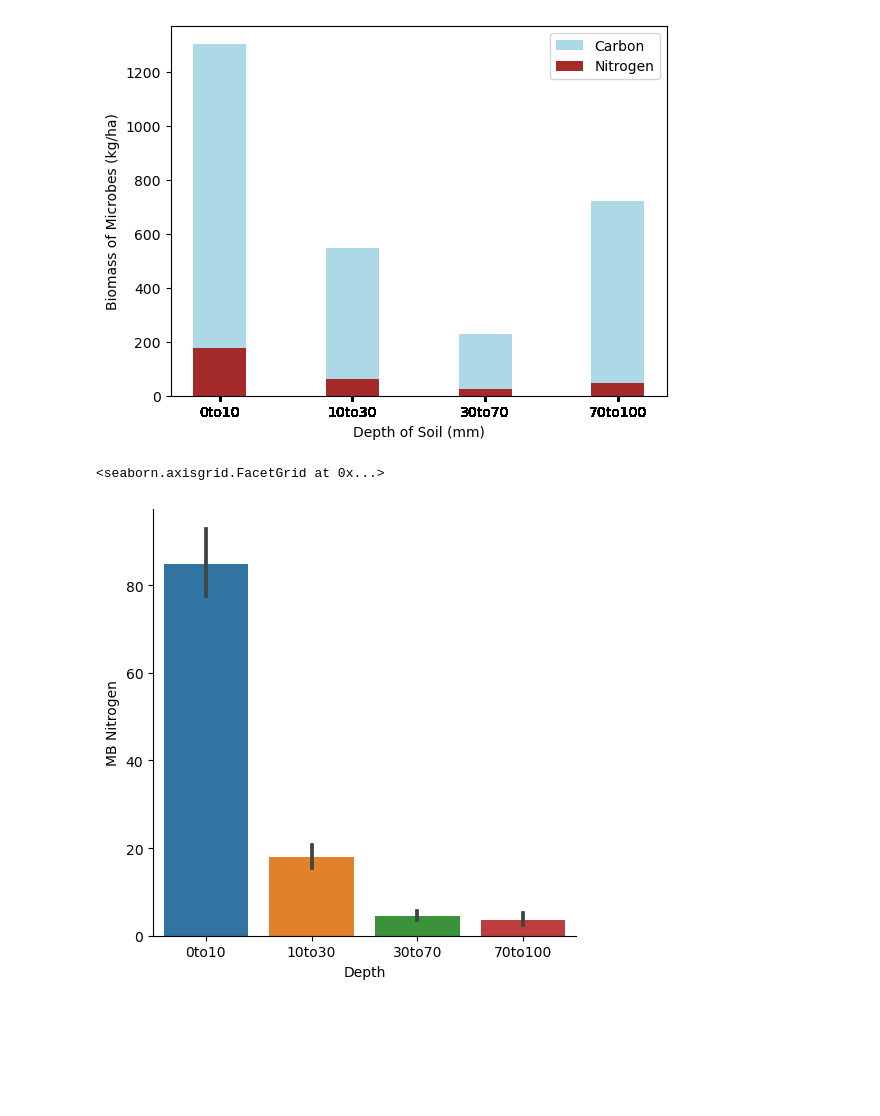
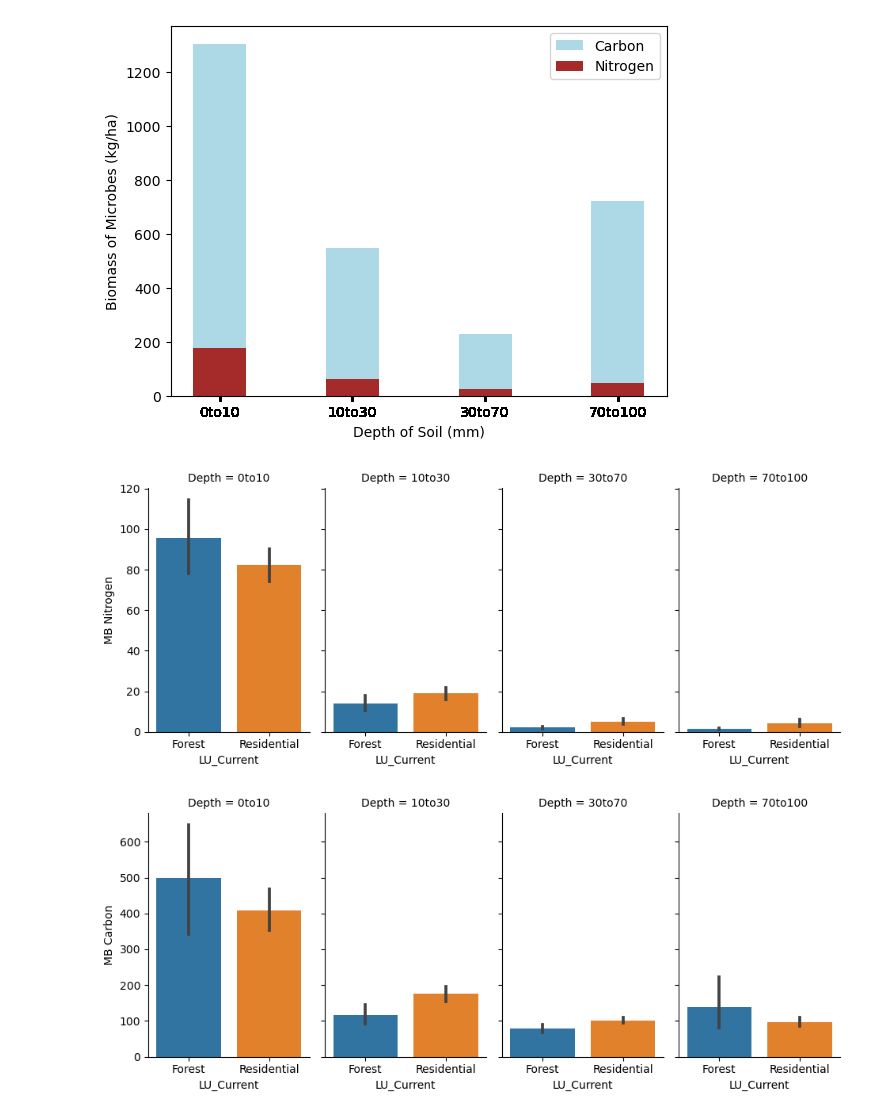
Before and after one commit to odelmas-sci/soil_characteristics, a Jupyter notebook: Forest Soil Characteristics.ipynb, the cells around one changed output. Saved outputs shown, nothing was run; the diff lists cells and outputs as text; code cells hidden in the pictures; blank space fills up the shorter version.

Commit message:
added some extra info about soil

```diff
--- a/Forest Soil Characteristics.ipynb
+++ b/Forest Soil Characteristics.ipynb
@@ -248,10 +278,19 @@ plt.show()
 [figure]
 # %%
 #Plot Microbe Biomass of Nitrogen only to see closer
-sns.catplot(x = "Depth",
-        y = "MB Nitrogen",
-          kind = "bar",
-           data = soil_df)
+#sns.catplot(x = "Depth", y = "MB Nitrogen", kind = "box", data = soil_df)
+
+nitrogen_only = sns.catplot(
+    data=soil_df, x="LU_Current", y="MB Nitrogen", col="Depth",
+    kind="bar", height=4, aspect=0.6,
+)
 # %% [output]
-<seaborn.axisgrid.FacetGrid at 0x...>
-[figure, old version]
+[figure, new version]
+# %%
+#Carbon Only
+carbon_only = sns.catplot(
+    data=soil_df, x="LU_Current", y="MB Carbon", col="Depth",
+    kind="bar", height=4, aspect=0.6,
+)
+# %% [output]
+[figure, added]
```
Also changed, not shown: parts of 8 cells of this notebook.
